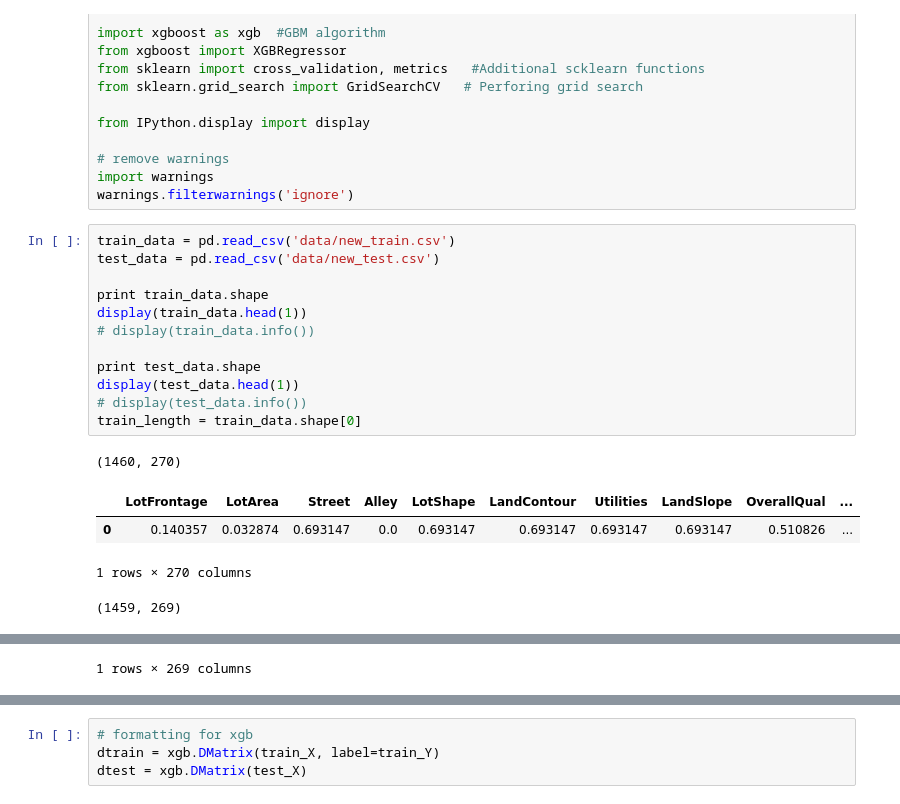
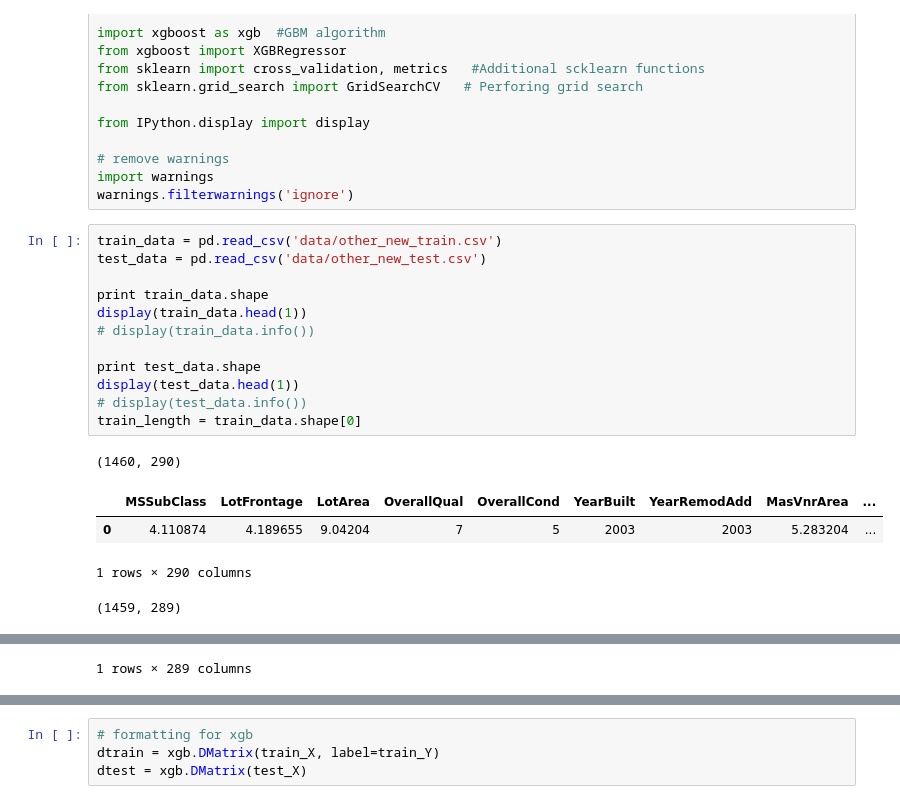
Before and after one commit to SunnyMarkLiu/Kaggle-House-Prices, a Jupyter notebook: XGBoost_and_Parameter_Tuning.ipynb, the cells around one changed output, grey strips where cells are left out. Saved outputs shown, nothing was run; the diff lists cells and outputs as text.

```diff
--- a/XGBoost_and_Parameter_Tuning.ipynb
+++ b/XGBoost_and_Parameter_Tuning.ipynb
@@ -21,20 +21,20 @@ from IPython.display import display
 import warnings
 warnings.filterwarnings('ignore')
 # %%
-train_data = pd.read_csv('data/new_train.csv')
-test_data = pd.read_csv('data/new_test.csv')
+train_data = pd.read_csv('data/other_new_train.csv')
+test_data = pd.read_csv('data/other_new_test.csv')
 
 print train_data.shape
 display(train_data.head(1))
 # display(train_data.info())
 
 print test_data.shape
 display(test_data.head(1))
 # display(test_data.info())
 train_length = train_data.shape[0]
 # %% [output]
-(1460, 270)
+(1460, 290)
-|  | LotFrontage | LotArea | Street | Alley | LotShape | LandContour | Utilities | LandSlope | OverallQual | ... |
-| 0 | 0.140357 | 0.032874 | 0.693147 | 0.0 | 0.693147 | 0.693147 | 0.693147 | 0.693147 | 0.510826 | ... |
+|  | MSSubClass | LotFrontage | LotArea | OverallQual | OverallCond | YearBuilt | YearRemodAdd | MasVnrArea | ... |
+| 0 | 4.110874 | 4.189655 | 9.04204 | 7 | 5 | 2003 | 2003 | 5.283204 | ... |
-1 rows × 270 columns
+1 rows × 290 columns
-(1459, 269)
+(1459, 289)
@@ -43 +43 @@ train_length = train_data.shape[0]
-1 rows × 269 columns
+1 rows × 289 columns
```
Also changed, not shown: parts of 23 cells of this notebook.
